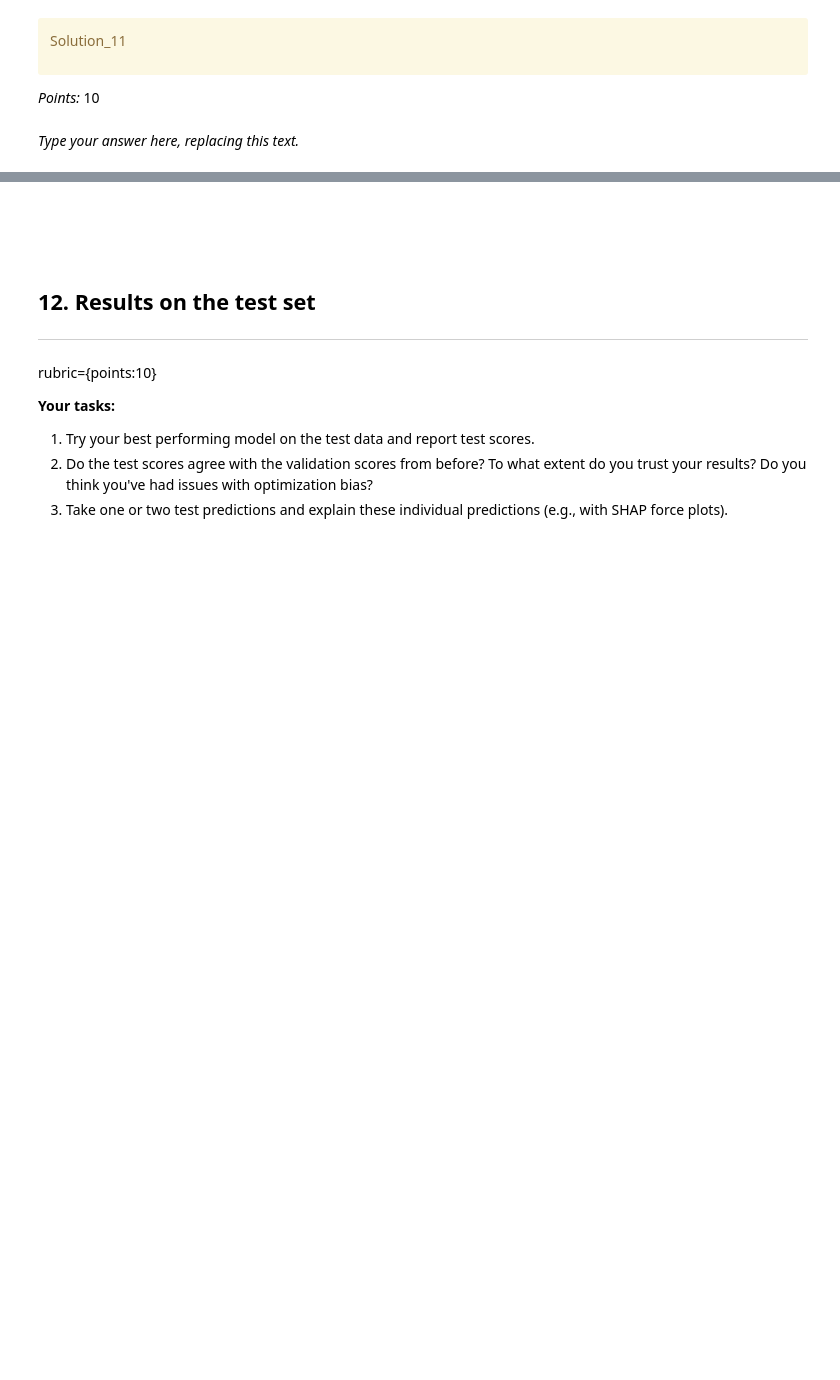
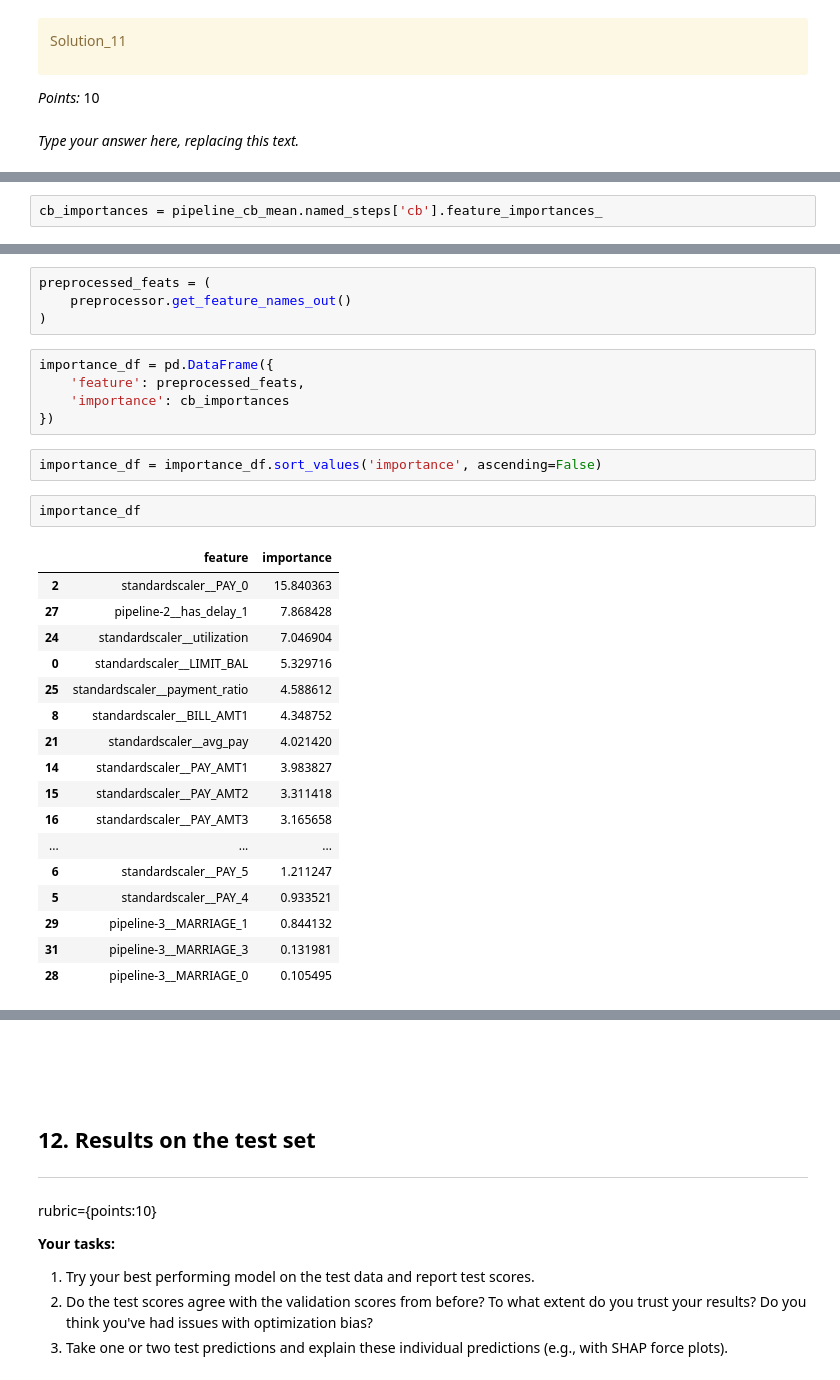
Before and after one commit to krish-arora-88/Credit-Card-Payment-Default-Prediction-Model, a Jupyter notebook: hw5.ipynb, the cells around one changed output, grey strips where cells are left out. Saved outputs shown, nothing was run; the diff lists cells and outputs as text; blank space fills up the shorter version.

```diff
--- a/hw5.ipynb
+++ b/hw5.ipynb
@@ -865,0 +1154,2 @@ _Type your answer here, replacing this text._
+# %%
+cb_importances = pipeline_cb_mean.named_steps['cb'].feature_importances_
@@ -866,2 +1166,33 @@ _Type your answer here, replacing this text._
+# %%
+preprocessed_feats = (
+    preprocessor.get_feature_names_out()
+)
+# %%
+importance_df = pd.DataFrame({
+    'feature': preprocessed_feats,
+    'importance': cb_importances
+})
+# %%
+importance_df = importance_df.sort_values('importance', ascending=False)
+# %%
+importance_df
+# %% [output]
+|  | feature | importance |
+| 2 | standardscaler__PAY_0 | 15.840363 |
+| 27 | pipeline-2__has_delay_1 | 7.868428 |
+| 24 | standardscaler__utilization | 7.046904 |
+| 0 | standardscaler__LIMIT_BAL | 5.329716 |
+| 25 | standardscaler__payment_ratio | 4.588612 |
+| 8 | standardscaler__BILL_AMT1 | 4.348752 |
+| 21 | standardscaler__avg_pay | 4.021420 |
+| 14 | standardscaler__PAY_AMT1 | 3.983827 |
+| 15 | standardscaler__PAY_AMT2 | 3.311418 |
+| 16 | standardscaler__PAY_AMT3 | 3.165658 |
+| ... | ... | ... |
+| 6 | standardscaler__PAY_5 | 1.211247 |
+| 5 | standardscaler__PAY_4 | 0.933521 |
+| 29 | pipeline-3__MARRIAGE_1 | 0.844132 |
+| 31 | pipeline-3__MARRIAGE_3 | 0.131981 |
+| 28 | pipeline-3__MARRIAGE_0 | 0.105495 |
 # %%
 ...
```
Also changed, not shown: parts of 82 cells of this notebook, 5 other files.
